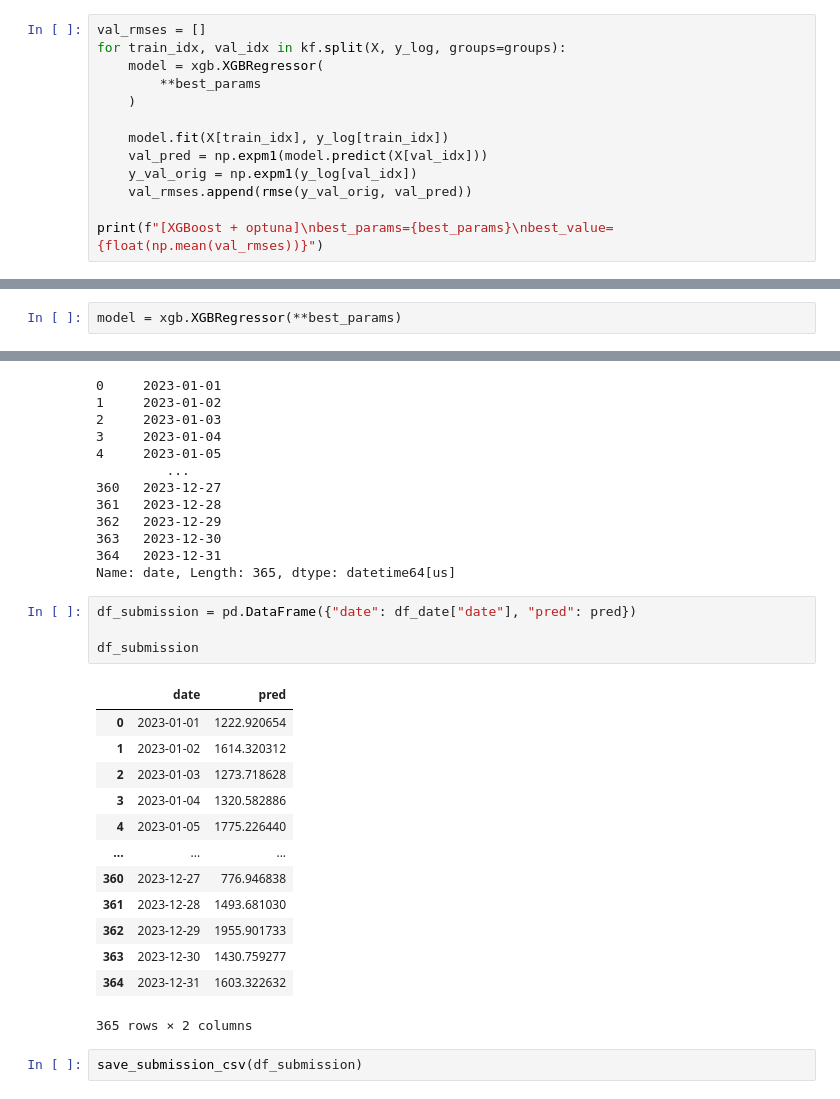
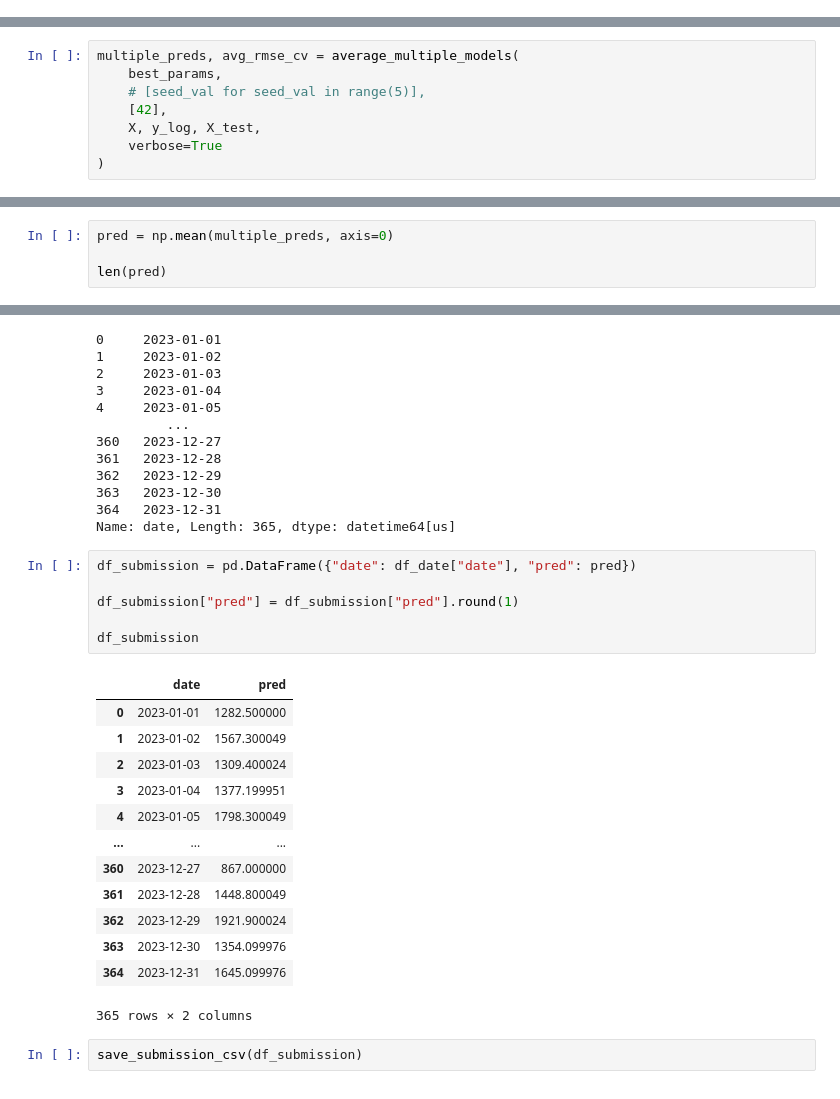
Before and after one commit to Karolcha100/SAD_2026_proj2_in_python, a Jupyter notebook: 01-E-xgboost.ipynb, the cells around one changed output, grey strips where cells are left out. Saved outputs shown, nothing was run; the diff lists cells and outputs as text.

```diff
--- a/01-E-xgboost.ipynb
+++ b/01-E-xgboost.ipynb
@@ -257,13 +336,0 @@ best_params = {**best_params, "tree_method": "hist", "random_state": RANDOM_STAT
-# %%
-val_rmses = []
-for train_idx, val_idx in kf.split(X, y_log, groups=groups):
-    model = xgb.XGBRegressor(
-        **best_params
-    )
-
-    model.fit(X[train_idx], y_log[train_idx])
-    val_pred = np.expm1(model.predict(X[val_idx]))
-    y_val_orig = np.expm1(y_log[val_idx])
-    val_rmses.append(rmse(y_val_orig, val_pred))
-
-print(f"[XGBoost + optuna]\nbest_params={best_params}\nbest_value={float(np.mean(val_rmses))}")
@@ -274,2 +336,0 @@ best_value=515.4421873801151
-# %%
-model = xgb.XGBRegressor(**best_params)
@@ -279,0 +370,8 @@ pred = np.expm1(model.predict(X_test))
+# %%
+multiple_preds, avg_rmse_cv = average_multiple_models(
+    best_params,
+    # [seed_val for seed_val in range(5)],
+    [42],
+    X, y_log, X_test,
+    verbose=True
+)
@@ -279,0 +381,4 @@ pred = np.expm1(model.predict(X_test))
+# %%
+pred = np.mean(multiple_preds, axis=0)
+
+len(pred)
@@ -301,20 +436,22 @@ Name: date, Length: 365, dtype: datetime64[us]
 # %%
 df_submission = pd.DataFrame({"date": df_date["date"], "pred": pred})
 
+df_submission["pred"] = df_submission["pred"].round(1)
+
 df_submission
 # %% [output]
 |  | date | pred |
-| 0 | 2023-01-01 | 1222.920654 |
-| 1 | 2023-01-02 | 1614.320312 |
-| 2 | 2023-01-03 | 1273.718628 |
-| 3 | 2023-01-04 | 1320.582886 |
-| 4 | 2023-01-05 | 1775.226440 |
+| 0 | 2023-01-01 | 1282.500000 |
+| 1 | 2023-01-02 | 1567.300049 |
+| 2 | 2023-01-03 | 1309.400024 |
+| 3 | 2023-01-04 | 1377.199951 |
+| 4 | 2023-01-05 | 1798.300049 |
 | ... | ... | ... |
-| 360 | 2023-12-27 | 776.946838 |
-| 361 | 2023-12-28 | 1493.681030 |
-| 362 | 2023-12-29 | 1955.901733 |
-| 363 | 2023-12-30 | 1430.759277 |
-| 364 | 2023-12-31 | 1603.322632 |
+| 360 | 2023-12-27 | 867.000000 |
+| 361 | 2023-12-28 | 1448.800049 |
+| 362 | 2023-12-29 | 1921.900024 |
+| 363 | 2023-12-30 | 1354.099976 |
+| 364 | 2023-12-31 | 1645.099976 |
 365 rows × 2 columns
 # %%
 save_submission_csv(df_submission)
```
Also changed, not shown: parts of 22 cells of this notebook, 26 other files.
